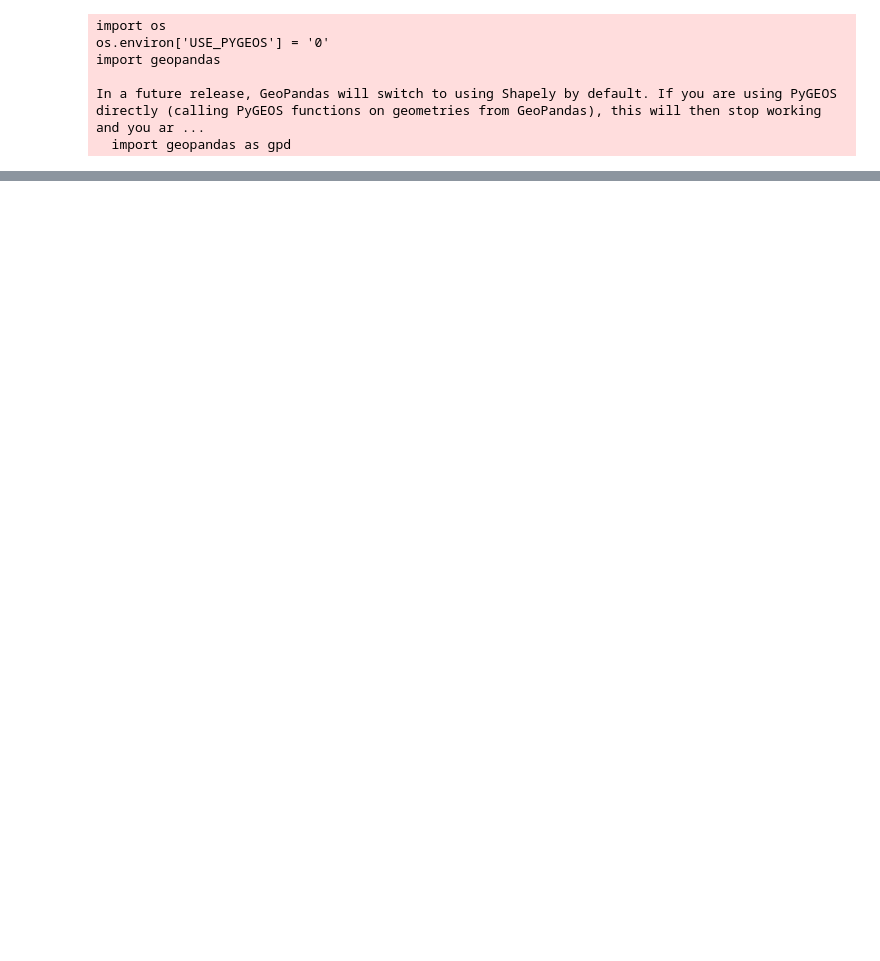
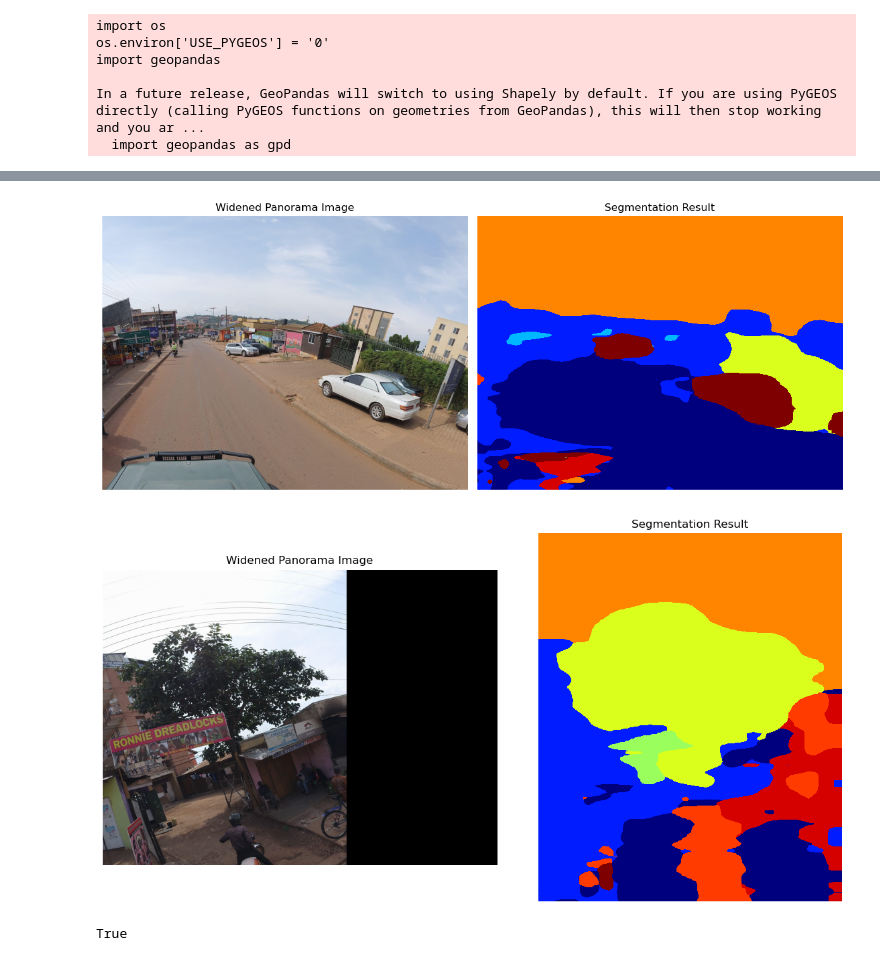
Before and after one commit to Spatial-Data-Science-and-GEO-AI-Lab/StreetView-NatureVisibility, a Jupyter notebook: image_segmentation.ipynb, the cells around one changed output, grey strips where cells are left out. Drawn from its saved outputs; the diff is of its cells as text; code cells hidden in the pictures; blank space fills up the shorter version.

```diff
--- a/image_segmentation.ipynb
+++ b/image_segmentation.ipynb
@@ -146,6 +141,7 @@ def run_length_encoding(in_array):
 def get_road_pixels_per_column(prediction):
     road_pixels = prediction == 0.0 # The label for the roads is 0
     road_pixels_per_col = np.zeros(road_pixels.shape[1])
+
     for i in range(road_pixels.shape[1]):
         run_lengths, positions, values = run_length_encoding(road_pixels[:,i])
         road_pixels_per_col[i] = run_lengths[values.nonzero()].max(initial=0)
@@ -153,5 +149,33 @@ def get_road_pixels_per_column(prediction):
 
 def get_road_centres(prediction, distance=2000, prominence=100):
     road_pixels_per_col = get_road_pixels_per_column(prediction)
-    return find_peaks(road_pixels_per_col, distance=distance, prominence=prominence)[0]
+    peaks, _ = find_peaks(road_pixels_per_col, distance=distance, prominence=prominence)
+
+    return peaks
+# %%
+def find_road_centre(segmentation):
+	distance = int(2000 * segmentation.shape[1] // 5760)
+	prominence = int(100 * segmentation.shape[0] // 2880)
+
+	centres = get_road_centres(segmentation, distance=distance, prominence=prominence)
+
+	return centres
+# %%
+import matplotlib.pyplot as plt
+
+def visualize_results(image, segmentation):
+    fig, ax = plt.subplots(1, 2, figsize=(12, 6))
+
+    # Display the widened panorama image
+    ax[0].imshow(image)
+    ax[0].set_title("Widened Panorama Image")
+    ax[0].axis("off")
+
+    # Display the segmentation result
+    ax[1].imshow(segmentation, cmap='jet', interpolation='nearest')
+    ax[1].set_title("Segmentation Result")
+    ax[1].axis("off")
+
+    plt.tight_layout()
+    plt.show()
 # %%
@@ -184,6 +279,7 @@ def find_road_center(filename, image_id, city, path):
 # %%
 # Download images
 def download_image(image_metadata, city, access_token, processor, model, path=""):
+    prepare_folders(path, city)
     header = {'Authorization': 'OAuth {}'.format(access_token)}
 
     image_id = image_metadata["properties"]["id"]
@@ -194,13 +290,9 @@ def download_image(image_metadata, city, access_token, processor, model, path=""
     data = response.json()
     image_url = data["thumb_original_url"]
 
-    # Image segmentation
-    pickle_path = segment_images(image_url, image_id, is_panoramic, processor, model, city)
+    result = process_images(image_id, image_url, is_panoramic, processor, model, city, path)
 
-    # Find roads to determine if the image is suitable for the analysis or not AND crop the panoramic images
-    usable = find_road_center(pickle_path, image_id, city, path)
-
-    return [image_id, usable]
+    return result
 # %%
 def download_images_for_points(city, access_token, path=""):
     path_to_file="{}results/{}/data/points_with_features.gpkg".format(path, city)
@@ -249,0 +341,9 @@ OMP: Warning #191: Forking a process while a parallel region is active is potent
+# %%
+image_metadata = {"properties": {"id": "104291412342290", "is_pano": True}}
+processor, model = get_models()
+
+download_image(image_metadata, city, access_token, processor, model)
+# %% [output]
+[figure, added]
+[figure, added]
+True
```
Also changed, not shown: parts of 11 cells of this notebook.
